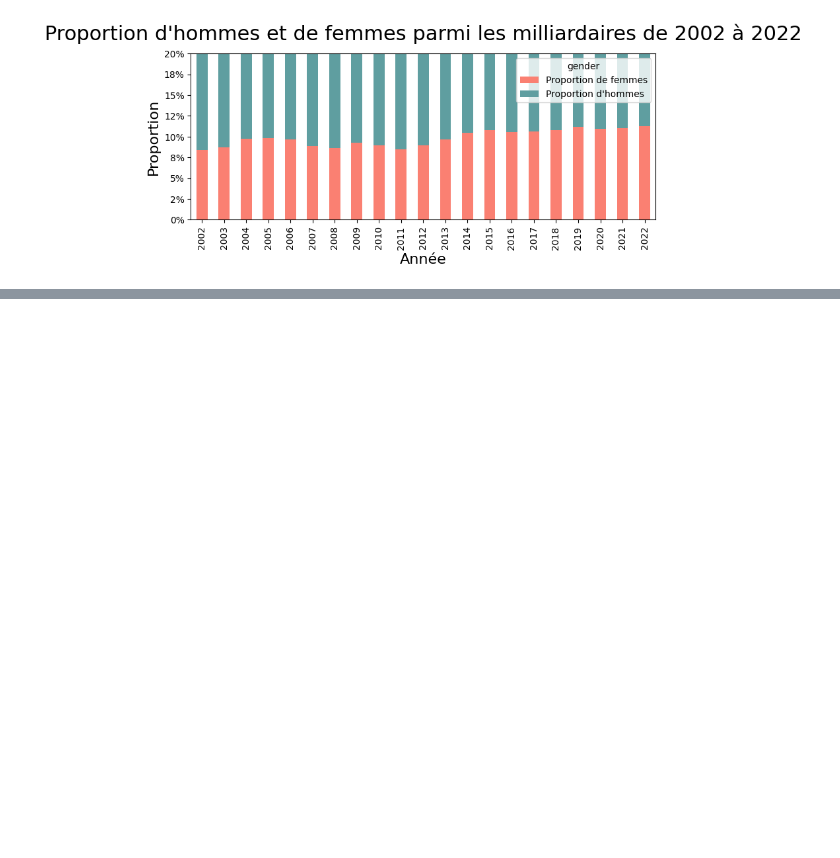
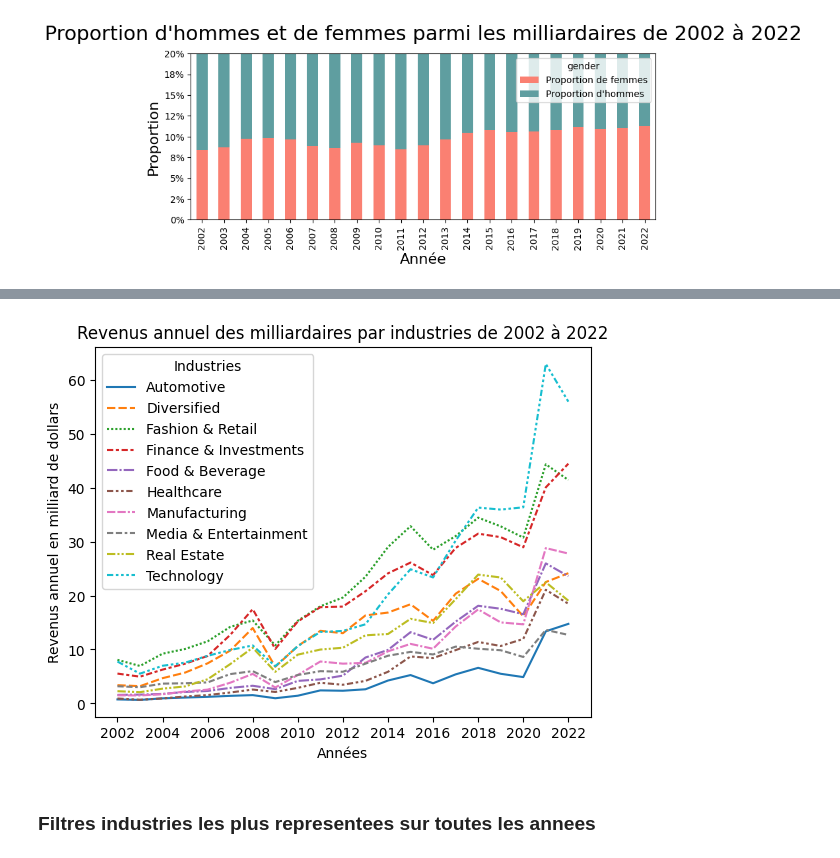
Before and after one commit to BrunetAlexis/Brief_2_Simplon, a Jupyter notebook: Brief_2_ARY_Group_Billionaires_DatasetDataviz.ipynb, the cells around one changed output, grey strips where cells are left out. Saved outputs shown, nothing was run; the diff lists cells and outputs as text; code cells hidden in the pictures; blank space fills up the shorter version.

```diff
--- a/Brief_2_ARY_Group_Billionaires_DatasetDataviz.ipynb
+++ b/Brief_2_ARY_Group_Billionaires_DatasetDataviz.ipynb
@@ -414,0 +445,3 @@ plt.show()
+# %%
+df_top10_industry = data[data['main_industry'].isin(top10_industry)]
+df_top10_industry
@@ -414,0 +462,13 @@ plt.show()
+# %%
+total_income = df_top10_industry.pivot_table(index='time', values='annual_income', columns='main_industry', aggfunc='sum')
+ax = sns.lineplot(total_income)
+plt.title('Revenus annuel des milliardaires par industries de 2002 à 2022')
+plt.legend(title= 'Industries')
+ax.set_xlabel('Années')
+ax.set_ylabel('Revenus annuel en milliard de dollars')
+plt.xticks(ticks=range(2002,2023,2))
+plt.show()
+# %% [output]
+[figure, added]
+# %% [markdown]
+### Filtres industries les plus representees sur toutes les annees
```
Also changed, not shown: parts of 24 cells of this notebook.
